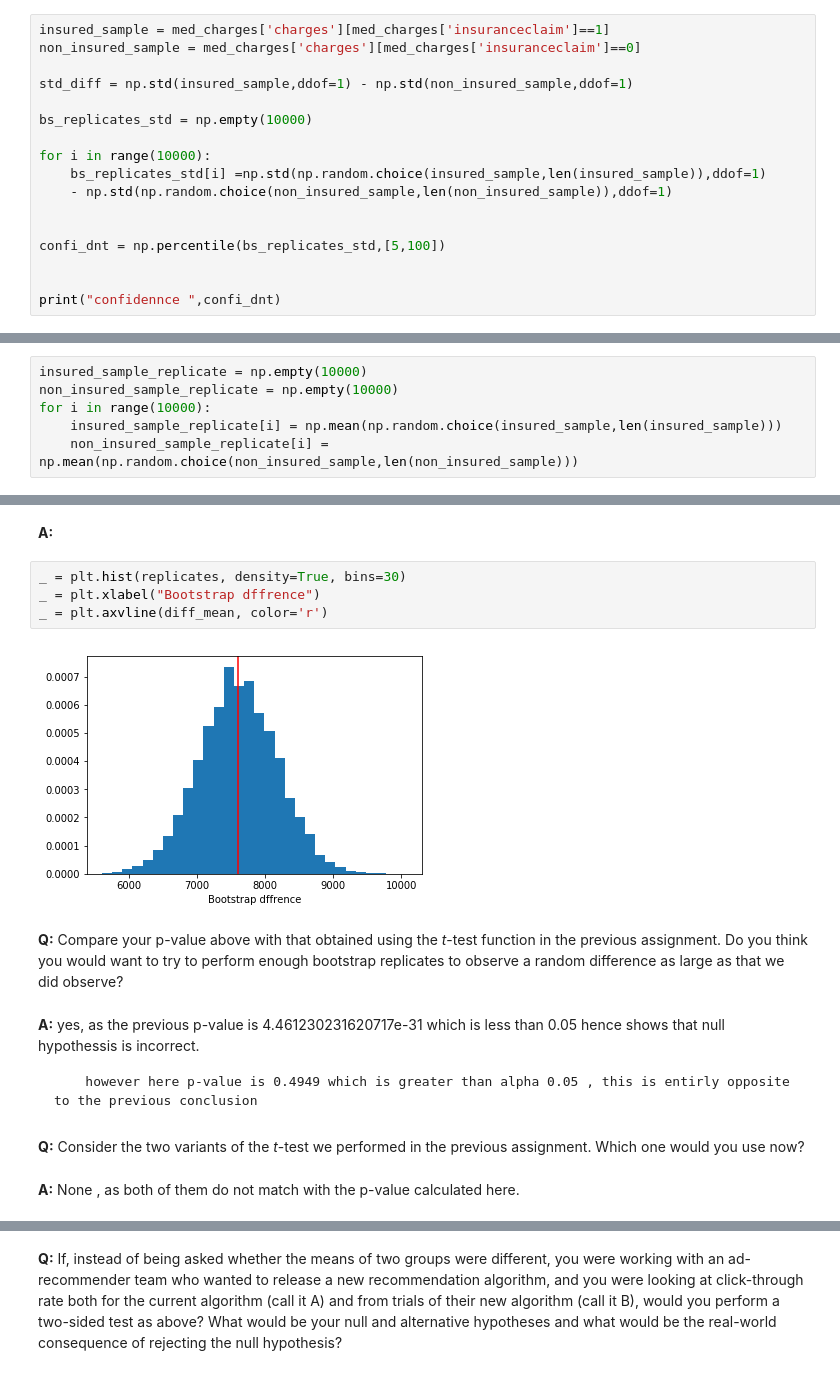
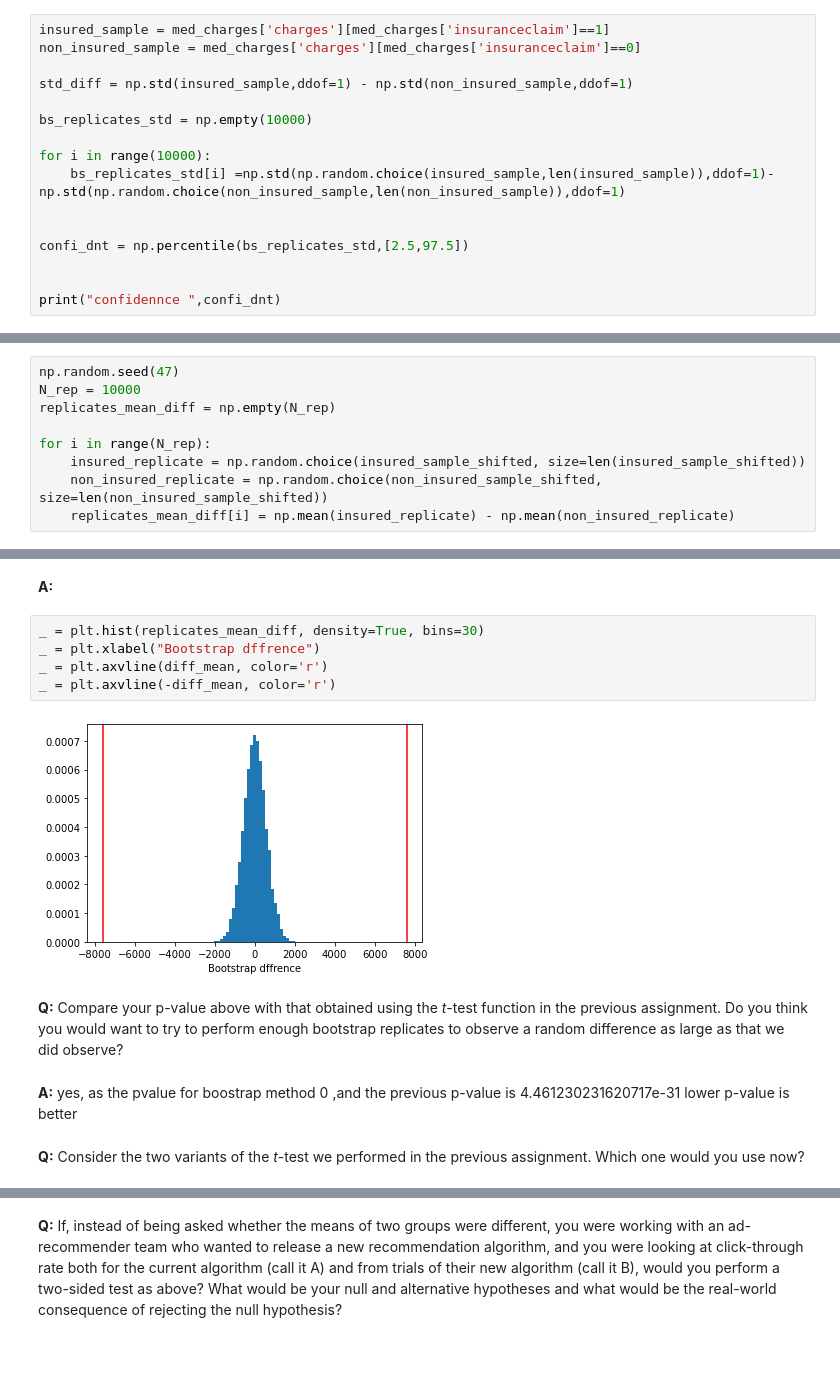
Before and after one commit to RahulKG7/Springboard_for_rahul, a Jupyter notebook: Bootstrap_Inference/inferential_statistics_2-Q.ipynb, the cells around one changed output, grey strips where cells are left out. Saved outputs shown, nothing was run; the diff lists cells and outputs as text.

```diff
--- a/Bootstrap_Inference/inferential_statistics_2-Q.ipynb
+++ b/Bootstrap_Inference/inferential_statistics_2-Q.ipynb
@@ -80,11 +80,10 @@ std_diff = np.std(insured_sample,ddof=1) - np.std(non_insured_sample,ddof=1)
 bs_replicates_std = np.empty(10000)
 
 for i in range(10000):
-    bs_replicates_std[i] =np.std(np.random.choice(insured_sample,len(insured_sample)),ddof=1)
-    - np.std(np.random.choice(non_insured_sample,len(non_insured_sample)),ddof=1)
+    bs_replicates_std[i] =np.std(np.random.choice(insured_sample,len(insured_sample)),ddof=1)- np.std(np.random.choice(non_insured_sample,len(non_insured_sample)),ddof=1)
 
 
-confi_dnt = np.percentile(bs_replicates_std,[5,100])
+confi_dnt = np.percentile(bs_replicates_std,[2.5,97.5])
 
 
 print("confidennce ",confi_dnt)
@@ -139,9 +138,3 @@ insured_sample_shifted = insured_sample-np.mean(insured_sample)+ sample_mean
 
 
 non_insured_sample_shifted = non_insured_sample- np.mean(non_insured_sample)+sample_mean
-# %%
-insured_sample_replicate = np.empty(10000)
-non_insured_sample_replicate = np.empty(10000)
-for i in range(10000):
-    insured_sample_replicate[i] = np.mean(np.random.choice(insured_sample,len(insured_sample)))
-    non_insured_sample_replicate[i] = np.mean(np.random.choice(non_insured_sample,len(non_insured_sample)))
@@ -150 +141,10 @@ replicates = insured_sample_replicate - non_insured_sample_replicate
+# %%
+np.random.seed(47)
+N_rep = 10000
+replicates_mean_diff = np.empty(N_rep)
+
+for i in range(N_rep):
+    insured_replicate = np.random.choice(insured_sample_shifted, size=len(insured_sample_shifted))
+    non_insured_replicate = np.random.choice(non_insured_sample_shifted, size=len(non_insured_sample_shifted))
+    replicates_mean_diff[i] = np.mean(insured_replicate) - np.mean(non_insured_replicate)
 # %%
@@ -165,19 +165,16 @@ __Q:__ To put the above result in perspective, plot the histogram of your bootst
 # %% [markdown]
 __A:__
 # %%
-_ = plt.hist(replicates, density=True, bins=30)
+_ = plt.hist(replicates_mean_diff, density=True, bins=30)
 _ = plt.xlabel("Bootstrap dffrence")
 _ = plt.axvline(diff_mean, color='r')
+_ = plt.axvline(-diff_mean, color='r')
 # %% [output]
-[figure, old version]
+[figure, new version]
 # %% [markdown]
 __Q:__ Compare your p-value above with that obtained using the _t_-test function in the previous assignment. Do you think you would want to try to perform enough bootstrap replicates to observe a random difference as large as that we did observe?
-# %% [markdown]
-__A:__  yes, as the previous p-value is 4.461230231620717e-31
-        which is less than 0.05 hence shows that null hypothessis is incorrect.
-
-        however here p-value is 0.4949 which is greater than alpha 0.05 , this is entirly opposite to the previous conclusion
+# %% [markdown]
+__A:__  yes, as the pvalue for boostrap method 0 ,and the previous p-value is 4.461230231620717e-31
+        lower p-value is better
 # %% [markdown]
 __Q:__ Consider the two variants of the _t_-test we performed in the previous assignment. Which one would you use now?
-# %% [markdown]
-__A:__ None , as both of them do not match with the p-value calculated here.
```
Also changed, not shown: parts of 8 cells of this notebook.
